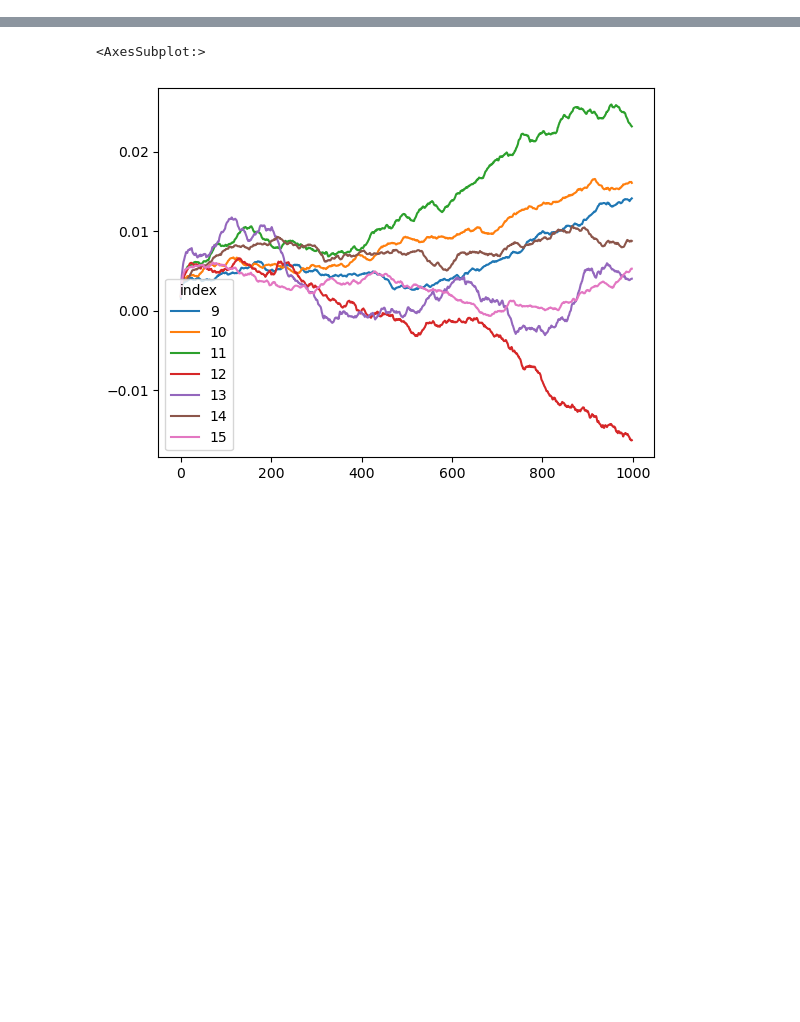
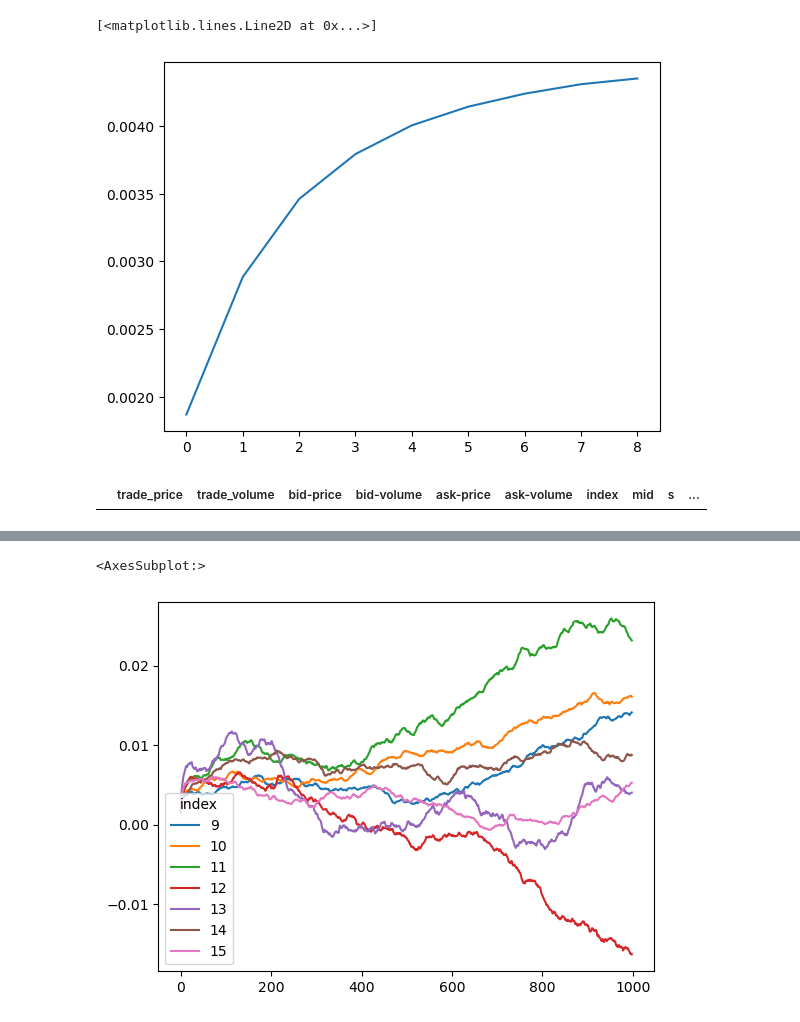
Before and after one commit to HaroldBenoit/behavioural-trading, a Jupyter notebook: project.ipynb, the cells around one changed output, grey strips where cells are left out. Saved outputs shown, nothing was run; the diff lists cells and outputs as text; code cells hidden in the pictures; blank space fills up the shorter version.

```diff
--- a/project.ipynb
+++ b/project.ipynb
@@ -11,8 +15,9 @@ import matplotlib.pyplot as plt
 # %%
-from utils import compute_trade_sign
+from utils import compute_R_fast
+from utils import compute_R
 
-events = pd.read_parquet("../fbd/data/clean/intraday/SPY.P_2010.parquet")
-events.set_index("index",inplace=True)
+#events = pd.read_parquet("../fbd/data/clean/intraday/SPY.P_2010.parquet")
+#events.set_index("index",inplace=True)
 
 ## we may need to collapse trades with exactly the same (bid,ask,trade price) together to reduce computational load and make things easier
 ## often these trade are a result of one big trade being chunked
@@ -21,4 +26,7 @@ events.set_index("index",inplace=True)
 #! events =  events.groupby(["bid","ask","trade.price"])["trade.volume"].aggregate(["idxmin","sum"]).reset_index().rename(columns={"sum":"trade.volume"})
 
 
-events= compute_trade_sign(events)
+#events= compute_trade_sign(events)
+
+df = vaex.open("../data/clean/DOW/DOW-events_w_s.arrow")
+events = df.to_pandas_df()
@@ -26,0 +49,8 @@ Percentage of unclassifiable trades 13.71%
+# %%
+arr = compute_R_fast(events, 10)
+# %%
+arr.shape
+plt.plot(arr[1:])
+# %% [output]
+[<matplotlib.lines.Line2D at 0x...>]
+[figure, added]
@@ -26,0 +63,4 @@ Percentage of unclassifiable trades 13.71%
+# %%
+events[events["s"]==0]
+# %% [output]
+|  | trade_price | trade_volume | bid-price | bid-volume | ask-price | ask-volume | index | mid | s | ... |
```
Also changed, not shown: parts of 12 cells of this notebook, 5 other files.
